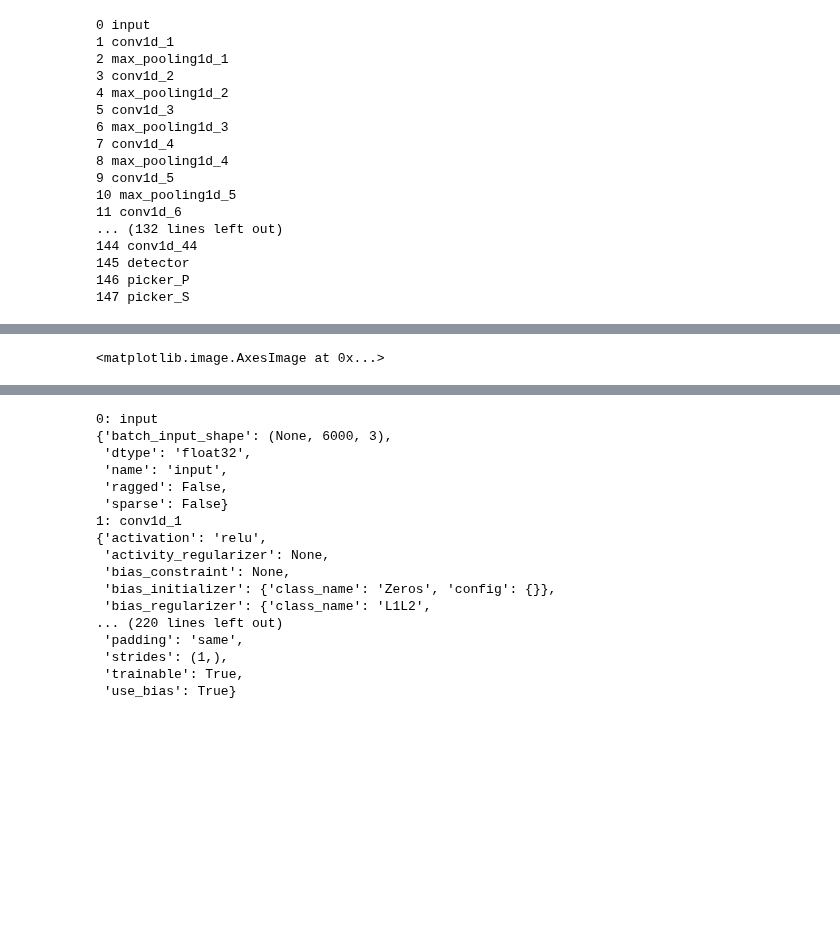
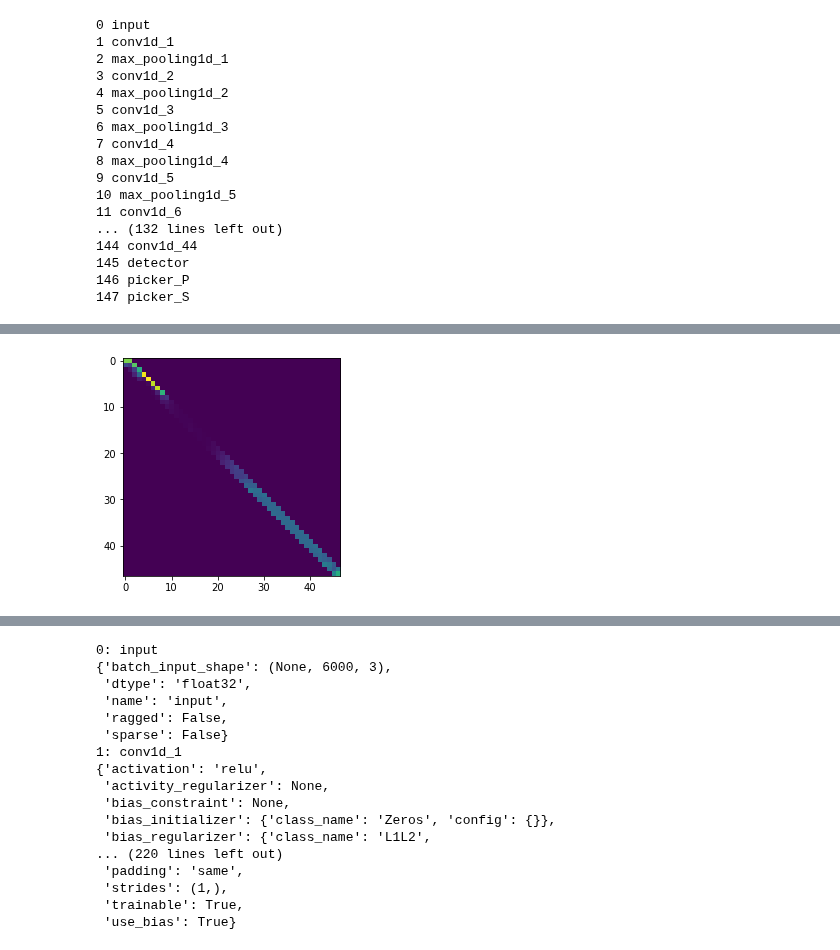
Before and after one commit to seisbench/seisbench, a Jupyter notebook: contrib/model_conversion/eqtransformer_model2_conversion.ipynb, the cells around one changed output, grey strips where cells are left out. Cells and saved outputs as stored; diff of their text form; code cells hidden in the pictures; blank space fills up the shorter version.

```diff
--- a/contrib/model_conversion/eqtransformer_model2_conversion.ipynb
+++ b/contrib/model_conversion/eqtransformer_model2_conversion.ipynb
@@ -816,8 +830,14 @@ for i, layer in enumerate(tf_model.layers):
 model.eval()
 with torch.no_grad():
 #     det, p, s = model(torch.tensor(wv, dtype=torch.float32))
-    det, p, s, layerout = model(torch.tensor(wv, dtype=torch.float32))
-#     layerout = layerout.numpy()
+    det, p, s, layerout, weightout = model(torch.tensor(wv, dtype=torch.float32))
+#     layerout, intermediaries = model.encoder(torch.tensor(wv, dtype=torch.float32))
+    layerout = layerout.numpy()
+    weightout = weightout.numpy()
+
+# Compare the first convolution layer
+# layerout = intermediaries[7].numpy()
 print(layerout.shape)
+print(weightout.shape)
 # %% [output]
 (1, 16, 47)
@@ -900,5 +877,10 @@ plt.imshow(tf_out[0])
 # %%
-plt.imshow(layerout[0].T)
+if layerout[0].T.shape[-1] >= 20:
+    plt.imshow(layerout[0].T)
+else:
+    fig, axes = plt.subplots(nrows=layerout[0].T.shape[-1])
+    for i, ax in enumerate(axes):
+        ax.plot(layerout[0,i,:])
 # %% [output]
-<matplotlib.image.AxesImage at 0x...>
+[figure, added]
 # %%
```
Also changed, not shown: parts of 17 cells of this notebook, 1 other file.
